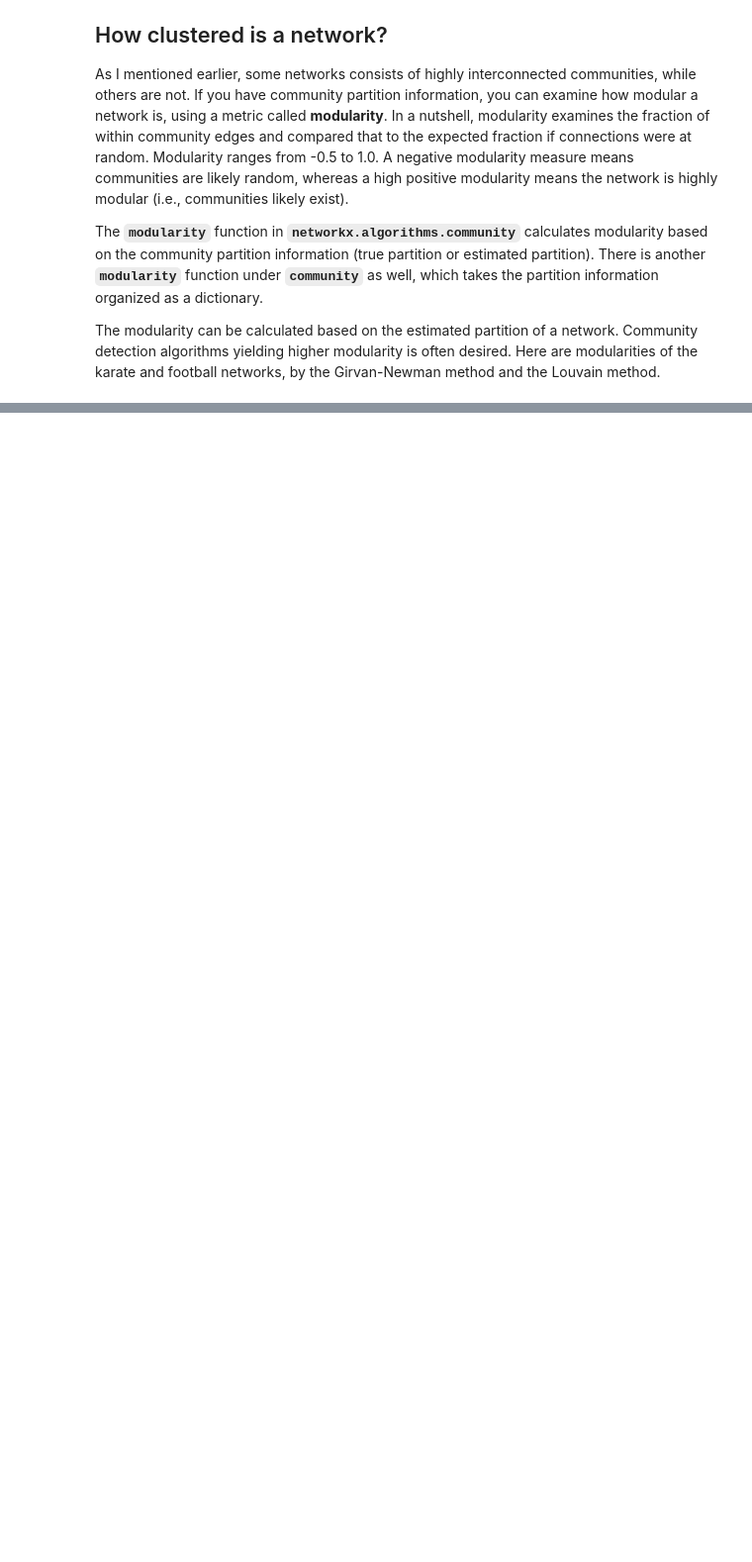
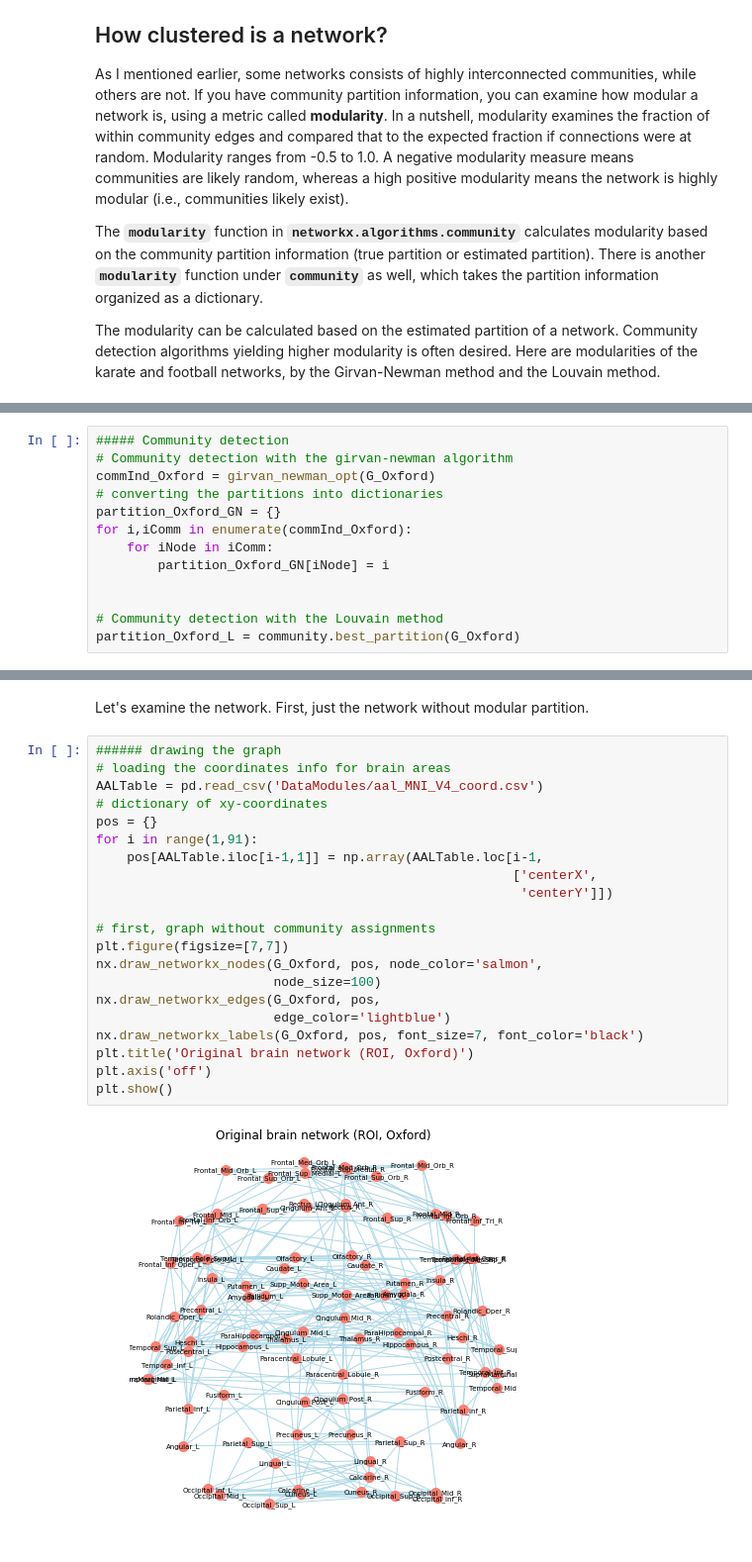
Before and after one commit to sathayas/JupyterConnectivitySpring2019, a Jupyter notebook: Modules.ipynb, the cells around one changed output, grey strips where cells are left out. Shown at 99% size. Drawn from its saved outputs; the diff is of its cells as text; blank space fills up the shorter version.

```diff
--- a/Modules.ipynb
+++ b/Modules.ipynb
@@ -414,0 +405,13 @@ Louvain: 0.6021
+# %%
+##### Community detection
+# Community detection with the girvan-newman algorithm
+commInd_Oxford = girvan_newman_opt(G_Oxford)
+# converting the partitions into dictionaries
+partition_Oxford_GN = {}
+for i,iComm in enumerate(commInd_Oxford):
+    for iNode in iComm:
+        partition_Oxford_GN[iNode] = i
+
+
+# Community detection with the Louvain method
+partition_Oxford_L = community.best_partition(G_Oxford)
@@ -414,0 +431,25 @@ Louvain: 0.6021
+# %% [markdown]
+Let's examine the network. First, just the network without modular partition.
+# %%
+###### drawing the graph
+# loading the coordinates info for brain areas
+AALTable = pd.read_csv('DataModules/aal_MNI_V4_coord.csv')
+# dictionary of xy-coordinates
+pos = {}
+for i in range(1,91):
+    pos[AALTable.iloc[i-1,1]] = np.array(AALTable.loc[i-1,
+                                                      ['centerX',
+                                                       'centerY']])
+
+# first, graph without community assignments
+plt.figure(figsize=[7,7])
+nx.draw_networkx_nodes(G_Oxford, pos, node_color='salmon',
+                       node_size=100)
+nx.draw_networkx_edges(G_Oxford, pos,
+                       edge_color='lightblue')
+nx.draw_networkx_labels(G_Oxford, pos, font_size=7, font_color='black')
+plt.title('Original brain network (ROI, Oxford)')
+plt.axis('off')
+plt.show()
+# %% [output]
+[figure, added]
```
Also changed, not shown: parts of 43 cells of this notebook.
